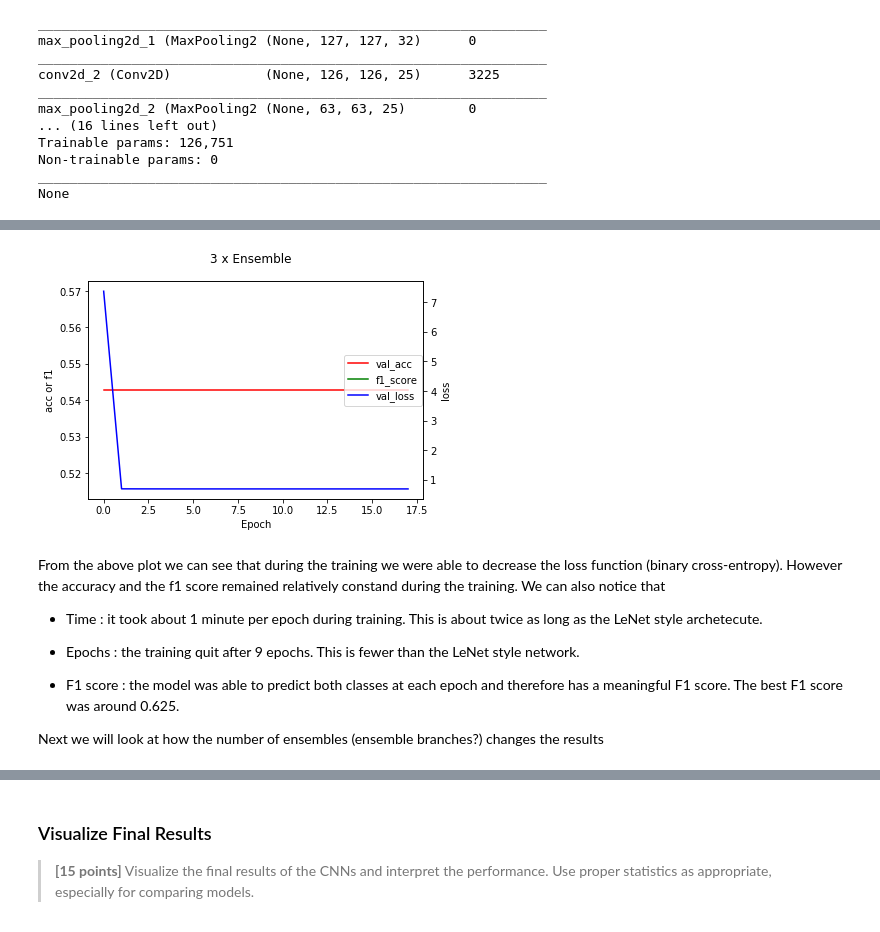
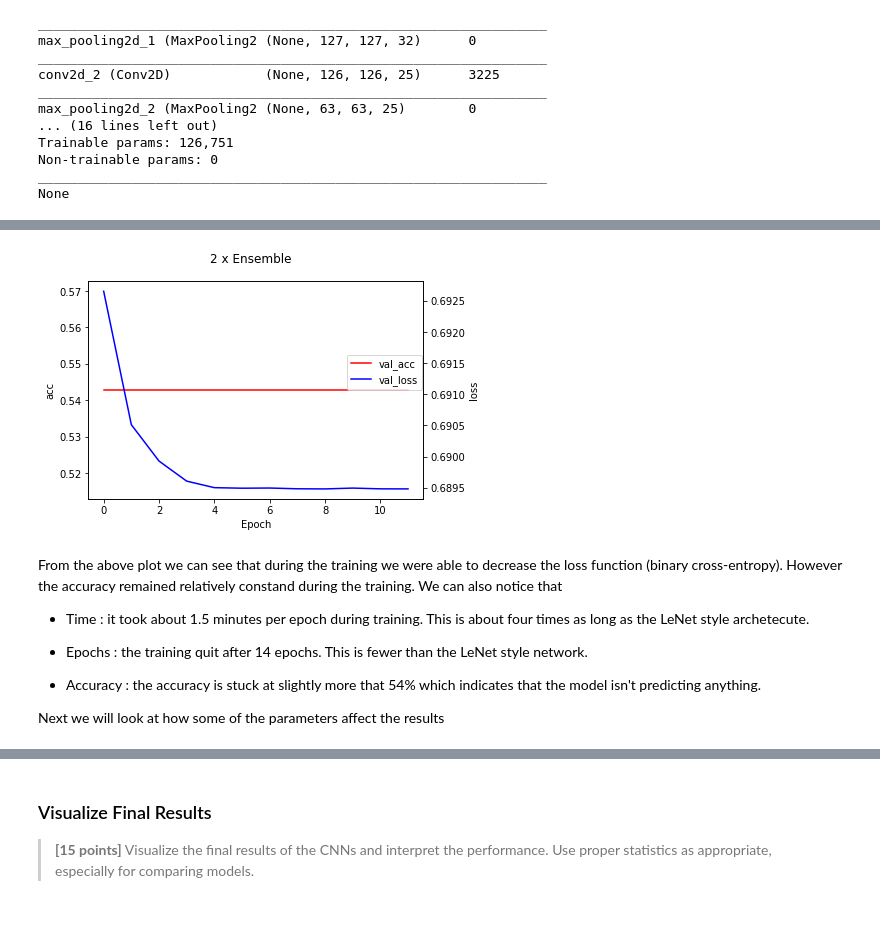
Before and after one commit to jamesothomas/MachineLearningPython, a Jupyter notebook: Lab6/Lab6_XRay_JT.ipynb, the cells around one changed output, grey strips where cells are left out. Cells and saved outputs as stored; diff of their text form; code cells hidden in the pictures.

```diff
--- a/Lab6/Lab6_XRay_JT.ipynb
+++ b/Lab6/Lab6_XRay_JT.ipynb
@@ -386,7 +446,8 @@ from keras import initializers
 
 size=256
 
-def make_LeNet5(size=256, print_model=False, loss='binary_crossentropy', kernelsize=3, init_n_filters=64):
+def make_LeNet5(size=256, print_model=False, loss='binary_crossentropy', kernelsize=3, init_n_filters=64,
+                metrics=['accuracy']):
     visible = Input(shape=(size,size,1))
 
     conv = Conv2D(init_n_filters, kernel_size=kernelsize,
@@ -419,7 +480,7 @@ def make_LeNet5(size=256, print_model=False, loss='binary_crossentropy', kernels
 
     LeNet5.compile(loss=loss,
                   optimizer='rmsprop', #'rmsprop', 'adadelta', 'adam', 'SGD'
-                  metrics=['accuracy'])
+                  metrics=metrics)
 
     if print_model:
         print(LeNet5.summary())
@@ -573,11 +597,13 @@ for init_n_filters in init_n_filters_list:
                                                  restore_best_weights=True)]) # from 12. More Advanced CNN Techniques.ipynb
 
         # get y_hat
-        y_hat = model.predict(X_train)
+        y_hat = model.predict(X_test)
 
         # now append to dict
         name = 'LeNet_{}_{}'.format(init_n_filters, kernelsize)
         LeNet5_dict[name]=y_hat
+
+        K_clear_session(model=model)
 # %% [output]
 now working on 32 initial filters and kernelsize 3
 Epoch 1/50
@@ -591,15 +637,18 @@ Now we will move onto Ensemble Nets. The basis for this code came from the cours
 # now an ensemble net
 # modified https://github.com/eclarson/MachineLearningNotebooks/blob/master/12.%20More%20Advanced%20CNN%20Techniques.ipynb
 
-from keras.layers import average, concatenate
+from keras.layers import average, concatenate, Dense, Flatten, Dropout
 from keras.models import Input, Model
 from keras.regularizers import l2
+from keras.utils import plot_model
+from keras.layers.convolutional import Conv2D
+from keras.layers.pooling import MaxPooling2D
+from keras import initializers
 
-num_ensembles = 3
 l2_lambda = 0.000001
 
 def make_ensemble(size=256, print_model=False, num_ensembles=3, l2_lambda=0.000001, loss='binary_crossentropy',
-                 init_n_filters=64, kernelsize=3):
+                 init_n_filters=64, kernelsize=3, metrics=['accuracy']):
     # wrap this in a function so that we can use cross-validation later
     input_holder = Input(shape=(size, size, 1))
 
@@ -692,14 +741,15 @@ def make_ensemble(size=256, print_model=False, num_ensembles=3, l2_lambda=0.0000
 
     ensemble_model.compile(loss=loss, # 'categorical_crossentropy' 'mean_squared_error' 'binary_crossentropy'
                 optimizer='rmsprop', # 'adadelta' 'rmsprop'
-                metrics=['accuracy'])
+                metrics=metrics)
 
     if print_model:
         print(ensemble_model.summary())
 
     return ensemble_model
 
-ensemble_model = make_ensemble(print_model=True, num_ensembles=num_ensembles, l2_lambda=l2_lambda, loss='binary_crossentropy')
+K_clear_session()
+ensemble_model = make_ensemble(print_model=True, num_ensembles=2, l2_lambda=l2_lambda, loss='binary_crossentropy')
 # %% [output]
 __________________________________________________________________________________________________
 Layer (type)                    Output Shape         Param #     Connected to
@@ -719,8 +769,8 @@ Non-trainable params: 0
 __________________________________________________________________________________________________
 None
 # %%
-ensemble_history = ensemble_model.fit_generator(datagen.flow(X_train, y_train, batch_size=32),
-                                          steps_per_epoch=int(len(X_train)/32), # how many generators to go through per epoch
+ensemble_history = ensemble_model.fit_generator(datagen.flow(X_train, y_train, batch_size=16),
+                                          steps_per_epoch=int(len(X_train)/16), # how many generators to go through per epoch
                                           epochs=50, verbose=1,
                                           validation_data=(X_test,y_test),
                                           callbacks=[EarlyStopping(monitor='val_loss', patience=3, restore_best_weights=True)]
@@ -748,15 +798,15 @@ Epoch 18/50
 # %%
-history_plotter(ensemble_history, title='3 x Ensemble')
+history_plotter(ensemble_history, title='2 x Ensemble')
 # %% [output]
-[figure, old version]
+[figure, new version]
 # %% [markdown]
-From the above plot we can see that during the training we were able to decrease the loss function (binary cross-entropy). However the accuracy and the f1 score remained relatively constand during the training. We can also notice that
+From the above plot we can see that during the training we were able to decrease the loss function (binary cross-entropy). However the accuracy remained relatively constand during the training. We can also notice that
 
-- Time : it took about 1 minute per epoch during training. This is about twice as long as the LeNet style archetecute.
+- Time : it took about 1.5 minutes per epoch during training. This is about four times as long as the LeNet style archetecute.
 
-- Epochs : the training quit after 9 epochs. This is fewer than the LeNet style network.
+- Epochs : the training quit after 14 epochs. This is fewer than the LeNet style network.
 
-- F1 score : the model was able to predict both classes at each epoch and therefore has a meaningful F1 score. The best F1 score was around 0.625.
+- Accuracy : the accuracy is stuck at slightly more that 54% which indicates that the model isn't predicting anything.
 
-Next we will look at how the number of ensembles (ensemble branches?) changes the results
+Next we will look at how some of the parameters affect the results
 # %%
```
Also changed, not shown: parts of 46 cells of this notebook.
